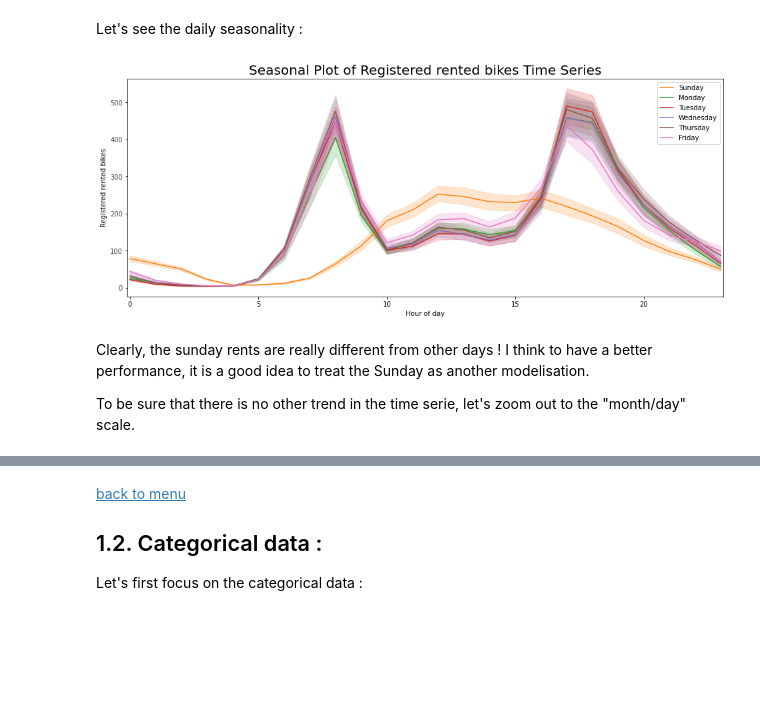
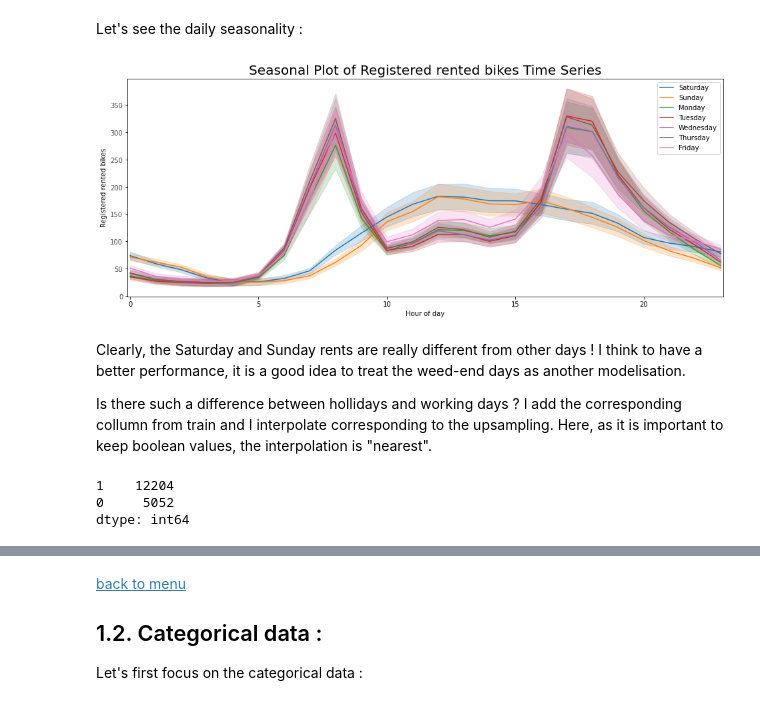
Before and after one commit to ClaireGayral/kaggle_bikes, a Jupyter notebook: bike_exploratory_analysis.ipynb, the cells around one changed output, grey strips where cells are left out. Drawn from its saved outputs; the diff is of its cells as text; code cells hidden in the pictures; blank space fills up the shorter version.

Commit message:
Exploration of time series sampling, no homogeous, notebook not cleanned

```diff
--- a/bike_exploratory_analysis.ipynb
+++ b/bike_exploratory_analysis.ipynb
@@ -199,6 +210,9 @@ train.loc[:,"datetime"] = d
 # %%
+plt.figure(figsize=(15,4), dpi=50)
+plt.plot(train.datetime , range(train.shape[0]))
+
 ## check if the timeline is complete :
-d = train.datetime
-d = pd.to_datetime(d, yearfirst=True)
-d
+complete_timeline = pd.date_range(start = '2011-01-01 00:00:00', end = '2012-12-19 23:00:00' , freq="H")
+missed_datetime = complete_timeline.difference(d.values)
+missed_datetime
 # %% [output]
@@ -233 +313,5 @@ DatetimeIndex(['2011-01-02 05:00:00', '2011-01-03 02:00:00',
+# %%
+ts_registered = ts_registered.resample("H").interpolate()
+ts_casual = ts_casual.resample("H").interpolate()
+ts_count = ts_count.resample("H").interpolate()
 # %% [markdown]
@@ -302,25 +353,23 @@ Let's see the daily seasonality :
 # %%
 days = pd.unique(df.loc[:,'day'])
 # Prep Colors
 np.random.seed(100)
-mycolors = sns.color_palette("tab10", len(days))
+mycolors = sns.color_palette("tab10", len(days)+1)
 
 # Draw Plot
 plt.figure(figsize=(16,6))#, dpi= 80)
 for i, day in enumerate(days):
-    if i > 0:
-        sns.lineplot(x='hour', y="value", data=df.loc[df.day==day,:],
-                 color=mycolors[i], label=day)
+    sns.lineplot(x='hour', y="value", data=df.loc[df.day==day,:],
+             color=mycolors[i], label=day)
 
 # Decoration
 plt.gca().set(xlim=(-0.1, 23.1), ylabel=contrat+' rented bikes', xlabel='Hour of day')
 plt.yticks(fontsize=10, alpha=.7)
 plt.title("Seasonal Plot of "+contrat+" rented bikes Time Series", fontsize=20)
 plt.show()
 # %% [output]
-[figure, old version]
+[figure, new version]
 # %% [markdown]
-Clearly, the sunday rents are really different from other days ! I think to have a better performance, it is a good idea to treat the Sunday as another modelisation.
+Clearly, the Saturday and Sunday rents are really different from other days ! I think to have a better performance, it is a good idea to treat the weed-end days as another modelisation.
 
-
-To be sure that there is no other trend in the time serie, let's zoom out to the "month/day" scale.
+Is there such a difference between hollidays and working days ? I add the corresponding collumn from train and I interpolate corresponding to the upsampling. Here, as it is important to keep boolean values, the interpolation is "nearest".
@@ -326,0 +383,8 @@ To be sure that there is no other trend in the time serie, let's zoom out to the
+# %%
+df2.loc[:,"weekend"] = 0
+df2.loc[df2.day.isin(["Saturday", "Sunday"]),"weekend"] = 1
+df2[["workingday","holiday"]].sum(axis=1).value_counts()
+# %% [output]
+1    12204
+0     5052
+dtype: int64
```
Also changed, not shown: parts of 35 cells of this notebook.
